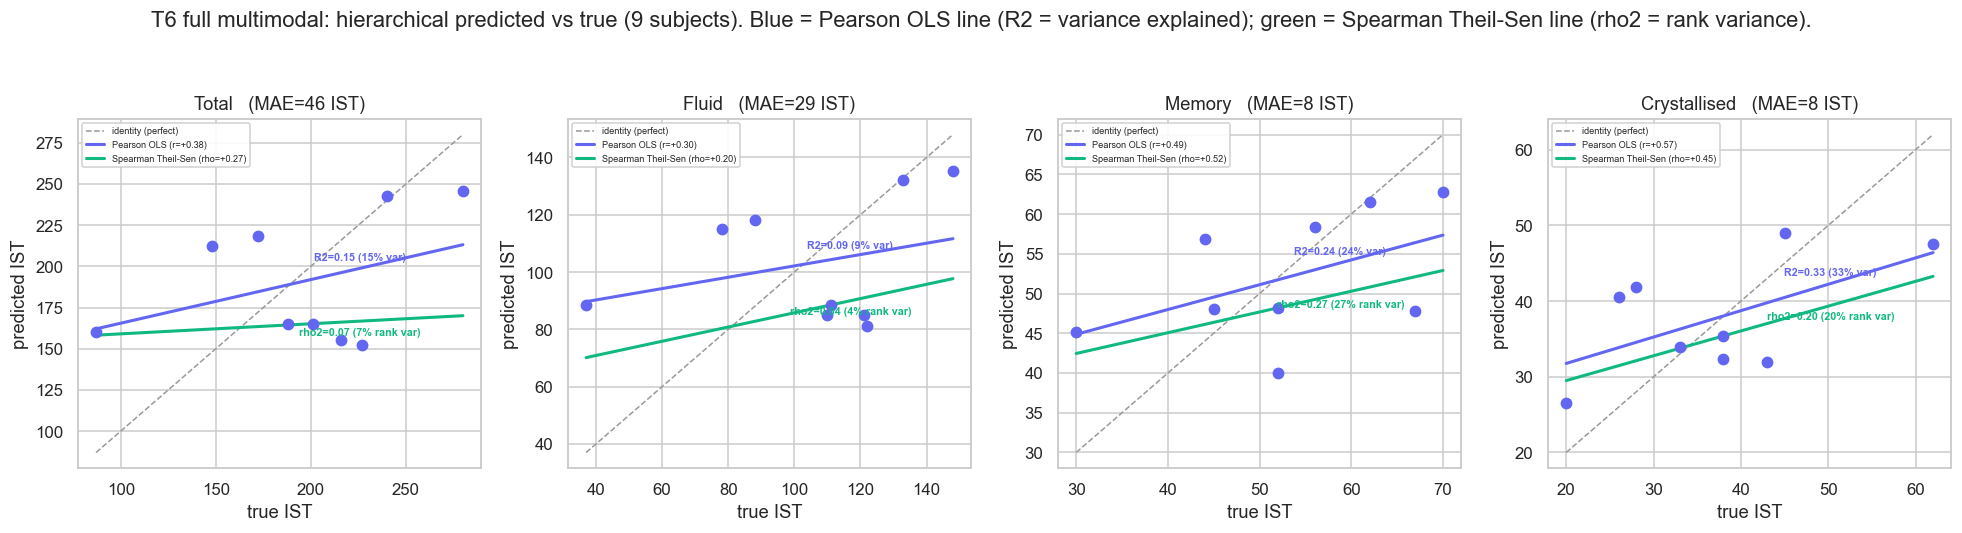
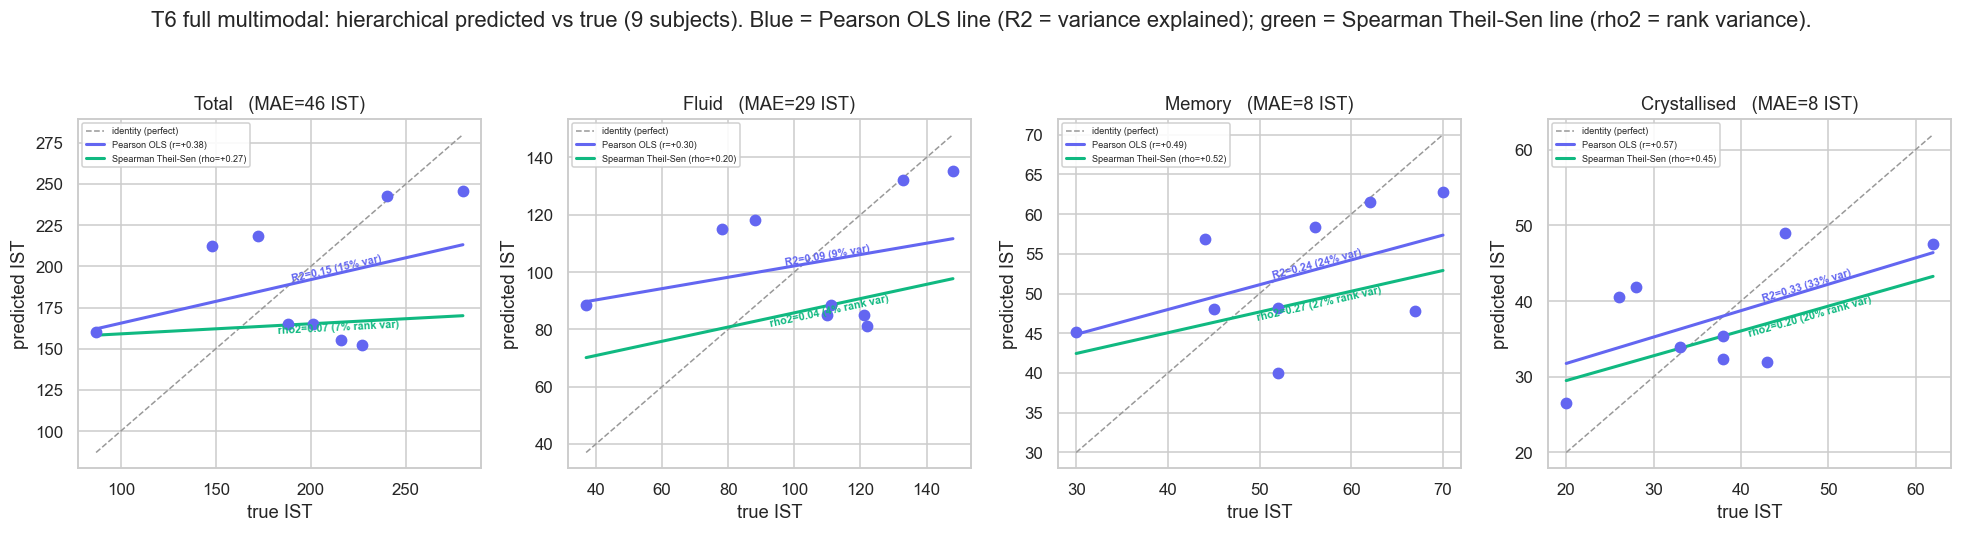
The change to this notebook cell's code, shown as a diff; its figure went from the first image to the second:
--- before
+++ after
@@ -19,4 +19,5 @@
 fig, axes = plt.subplots(1, 4, figsize=(18, 4.6))
 titles = {"IST_intelligence_total":"Total","IST_fluid":"Fluid","IST_memory":"Memory","IST_crystallised":"Crystallised"}
+_labels = []   # (ax, xe, intercept, slope, colour, text, side) for post-layout rotated labels
 for ax,o in zip(axes, outputs):
     pair = full[[f"true_{o}", f"pred_{o}"]].dropna()
@@ -33,17 +34,23 @@
         sl, ic, _, _ = theilslopes(yp, xt)
         ax.plot(xs, ic + sl*xs, color=GRN, lw=2, zorder=2, label=f"Spearman Theil-Sen (rho={rho:+.2f})")
-        # Explained variance written ON each line (right end), coloured to match.
-        xe = xt.min() + 0.72*(xt.max()-xt.min())
-        ax.annotate(f"R2={r**2:.2f} ({r**2*100:.0f}% var)", (xe, b0+b1*xe), color=IND,
-                    fontsize=7, fontweight="bold", ha="center", va="bottom",
-                    xytext=(0,4), textcoords="offset points")
-        ax.annotate(f"rho2={rho**2:.2f} ({rho**2*100:.0f}% rank var)", (xe, ic+sl*xe), color=GRN,
-                    fontsize=7, fontweight="bold", ha="center", va="top",
-                    xytext=(0,-4), textcoords="offset points")
         ax.legend(fontsize=6, loc="upper left", framealpha=0.9)
+        xe = xt.min() + 0.66*(xt.max()-xt.min())
+        _labels.append((ax, xe, b0, b1, IND, f"R2={r**2:.2f} ({r**2*100:.0f}% var)", "above"))
+        _labels.append((ax, xe, ic, sl, GRN, f"rho2={rho**2:.2f} ({rho**2*100:.0f}% rank var)", "below"))
     ax.set(title=f"{titles.get(o,o)}   (MAE={mae:.0f} IST)", xlabel="true IST", ylabel="predicted IST")
 plt.suptitle(f"T6 full multimodal: hierarchical predicted vs true ({len(full)} subjects). "
              f"Blue = Pearson OLS line (R2 = variance explained); green = Spearman Theil-Sen line (rho2 = rank variance).", y=1.05)
-plt.tight_layout(); plt.show()
+plt.tight_layout()
+# Write the explained-variance label along each line, rotated to the line's on-screen angle
+# (computed after layout so the axes aspect ratio is final).
+for ax, xe, b0_, b1_, col, txt, side in _labels:
+    dx = 0.08*(ax.get_xlim()[1]-ax.get_xlim()[0])
+    p0 = ax.transData.transform((xe-dx, b0_+b1_*(xe-dx)))
+    p1 = ax.transData.transform((xe+dx, b0_+b1_*(xe+dx)))
+    ang = np.degrees(np.arctan2(p1[1]-p0[1], p1[0]-p0[0]))
+    ax.text(xe, b0_+b1_*xe, txt, color=col, fontsize=7, fontweight="bold",
+            ha="center", va="bottom" if side=="above" else "top",
+            rotation=ang, rotation_mode="anchor")
+plt.show()
 
 # Panel B: per-tier rank recovery of the total across the 10-subject hierarchical run

Commit: Rotate the on-line variance labels to follow each fit line